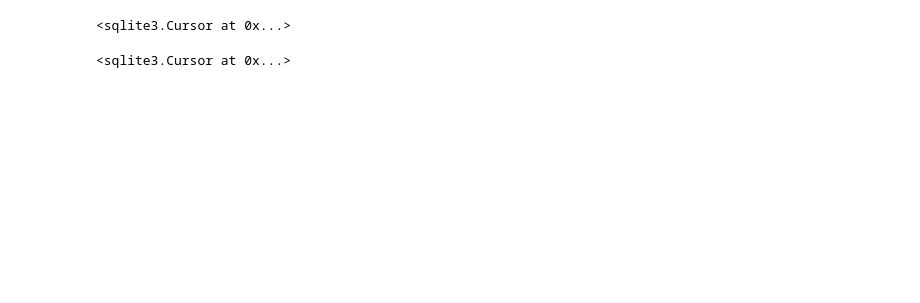
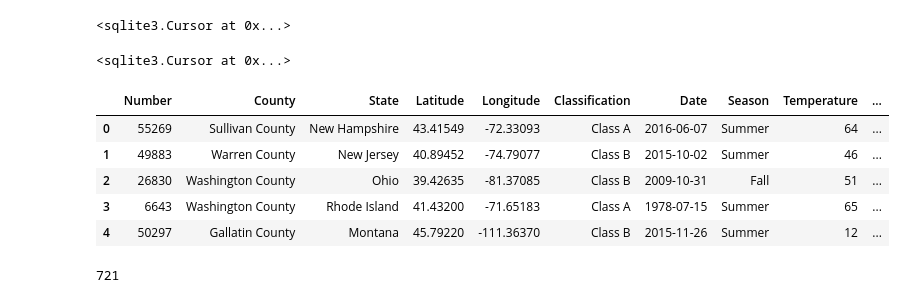
Before and after one commit to Marissag21/big_foot_data_analysis, a Jupyter notebook: Resources/create_sqlite.ipynb, the cells around one changed output. Saved outputs shown, nothing was run; the diff lists cells and outputs as text; code cells hidden in the pictures; blank space fills up the shorter version.

Commit message:
Updated the bigfoot juypter notebook file and the sqlite file

```diff
--- a/Resources/create_sqlite.ipynb
+++ b/Resources/create_sqlite.ipynb
@@ -39,9 +38,20 @@ c.execute('''CREATE TABLE bigfoot(
 # %% [output]
 <sqlite3.Cursor at 0x...>
 # %%
-data_csv = pd.read_csv("../Resources/data.csv")
+data_csv = pd.read_csv("../bigfoot_clean_file.csv")
+# %%
+data_csv.head()
+# %% [output]
+|  | Number | County | State | Latitude | Longitude | Classification | Date | Season | Temperature | ... |
+| 0 | 55269 | Sullivan County | New Hampshire | 43.41549 | -72.33093 | Class A | 2016-06-07 | Summer | 64 | ... |
+| 1 | 49883 | Warren County | New Jersey | 40.89452 | -74.79077 | Class B | 2015-10-02 | Summer | 46 | ... |
+| 2 | 26830 | Washington County | Ohio | 39.42635 | -81.37085 | Class B | 2009-10-31 | Fall | 51 | ... |
+| 3 | 6643 | Washington County | Rhode Island | 41.43200 | -71.65183 | Class A | 1978-07-15 | Summer | 65 | ... |
+| 4 | 50297 | Gallatin County | Montana | 45.79220 | -111.36370 | Class B | 2015-11-26 | Summer | 12 | ... |
 # %%
 data_csv.to_sql("bigfoot", conn, if_exists='append', index = False)
+# %% [output]
+721
 # %%
 c.execute('''SELECT * from bigfoot''').fetchall()
 # %% [output]
```
Also changed, not shown: parts of 2 cells of this notebook, 3 other files.
